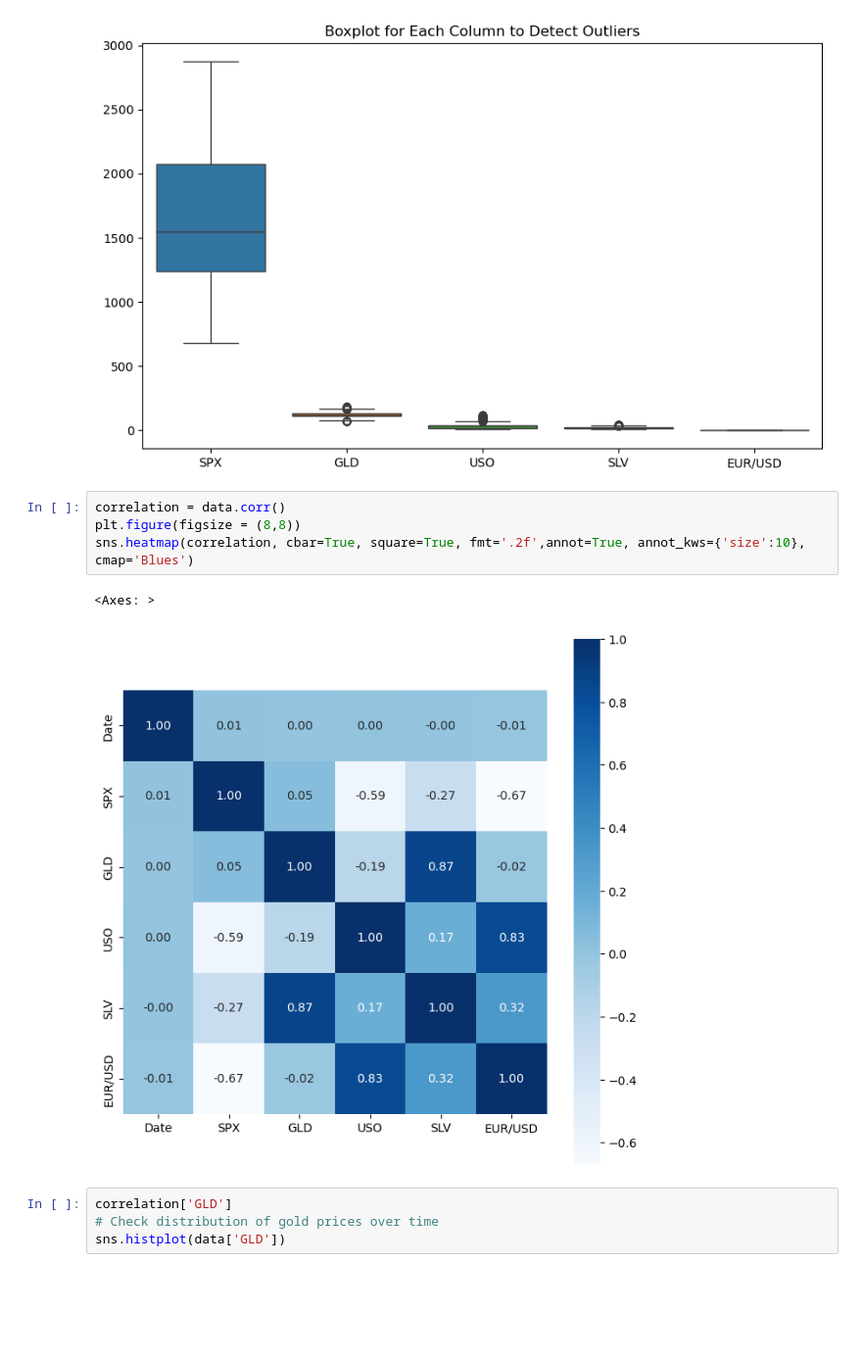
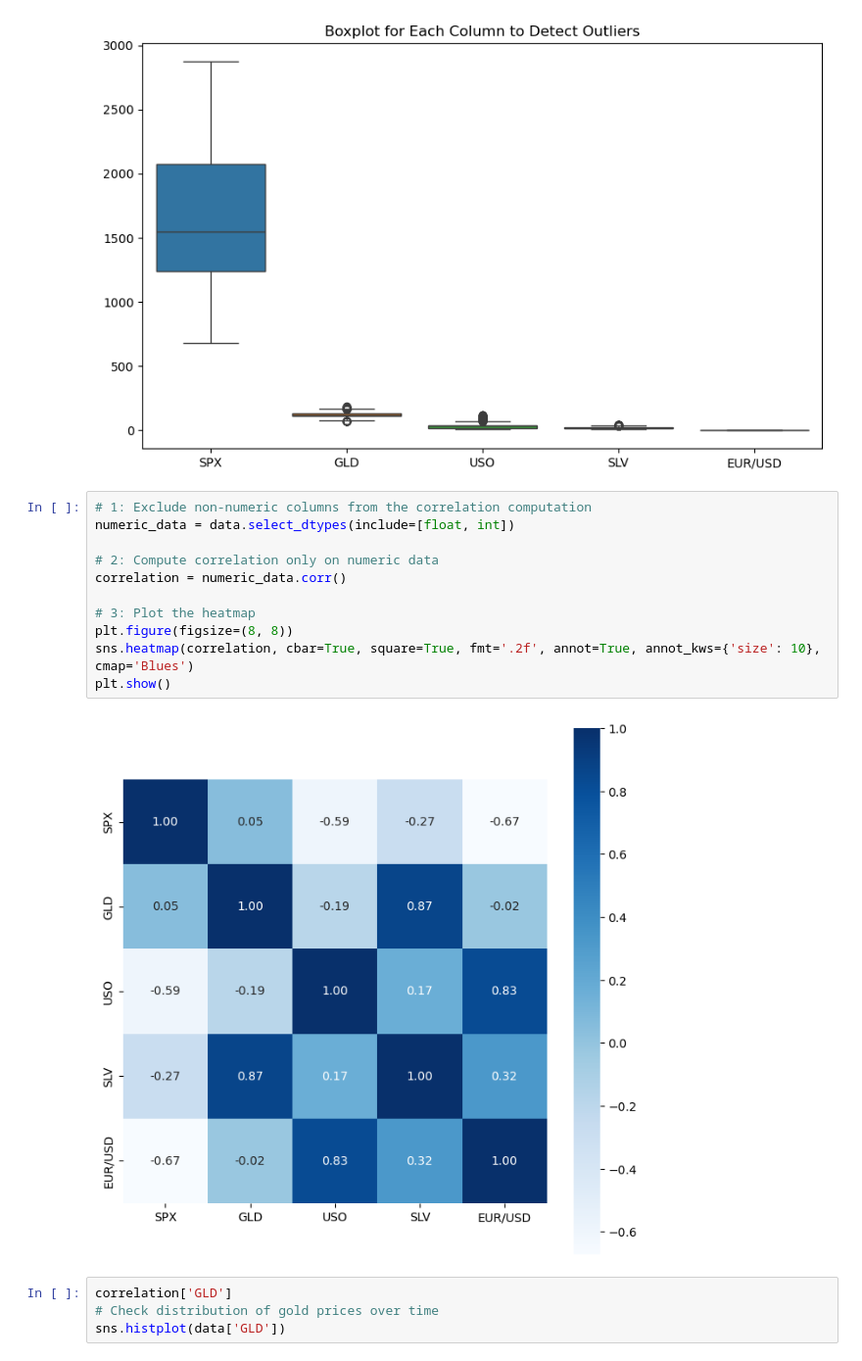
Before and after one commit to BagusYajamana/Machine-learning, a Jupyter notebook: bigdp.ipynb, the cells around one changed output. Shown at 98% size. Drawn from its saved outputs; the diff is of its cells as text; blank space fills up the shorter version.

```diff
--- a/bigdp.ipynb
+++ b/bigdp.ipynb
@@ -143,12 +160,18 @@ plt.show()
 # %% [output]
 [figure]
 # %%
-correlation = data.corr()
-plt.figure(figsize = (8,8))
-sns.heatmap(correlation, cbar=True, square=True, fmt='.2f',annot=True, annot_kws={'size':10}, cmap='Blues')
+# 1: Exclude non-numeric columns from the correlation computation
+numeric_data = data.select_dtypes(include=[float, int])
+
+# 2: Compute correlation only on numeric data
+correlation = numeric_data.corr()
+
+# 3: Plot the heatmap
+plt.figure(figsize=(8, 8))
+sns.heatmap(correlation, cbar=True, square=True, fmt='.2f', annot=True, annot_kws={'size': 10}, cmap='Blues')
+plt.show()
 # %% [output]
-<Axes: >
-[figure, old version]
+[figure, new version]
 # %%
 correlation['GLD']
 # Check distribution of gold prices over time
```
Also changed, not shown: parts of 1 cell of this notebook.
